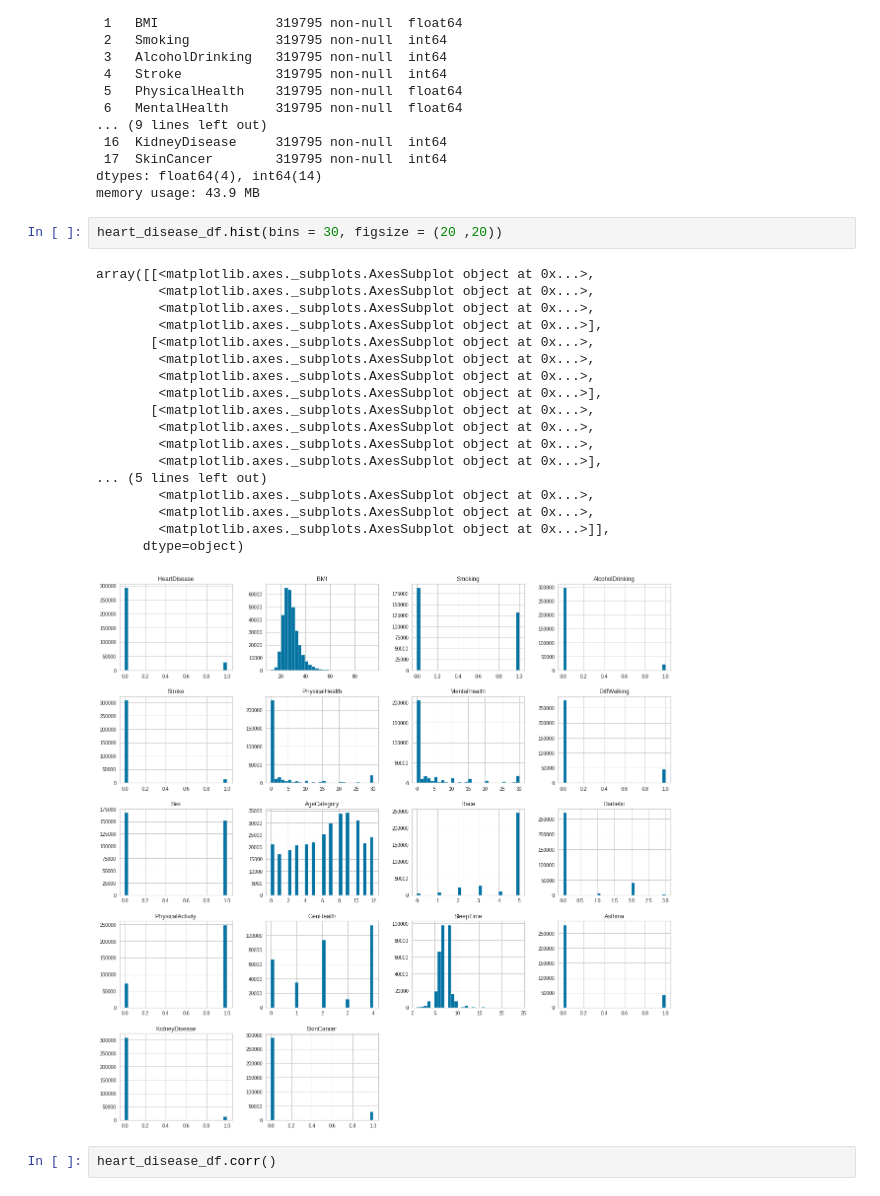
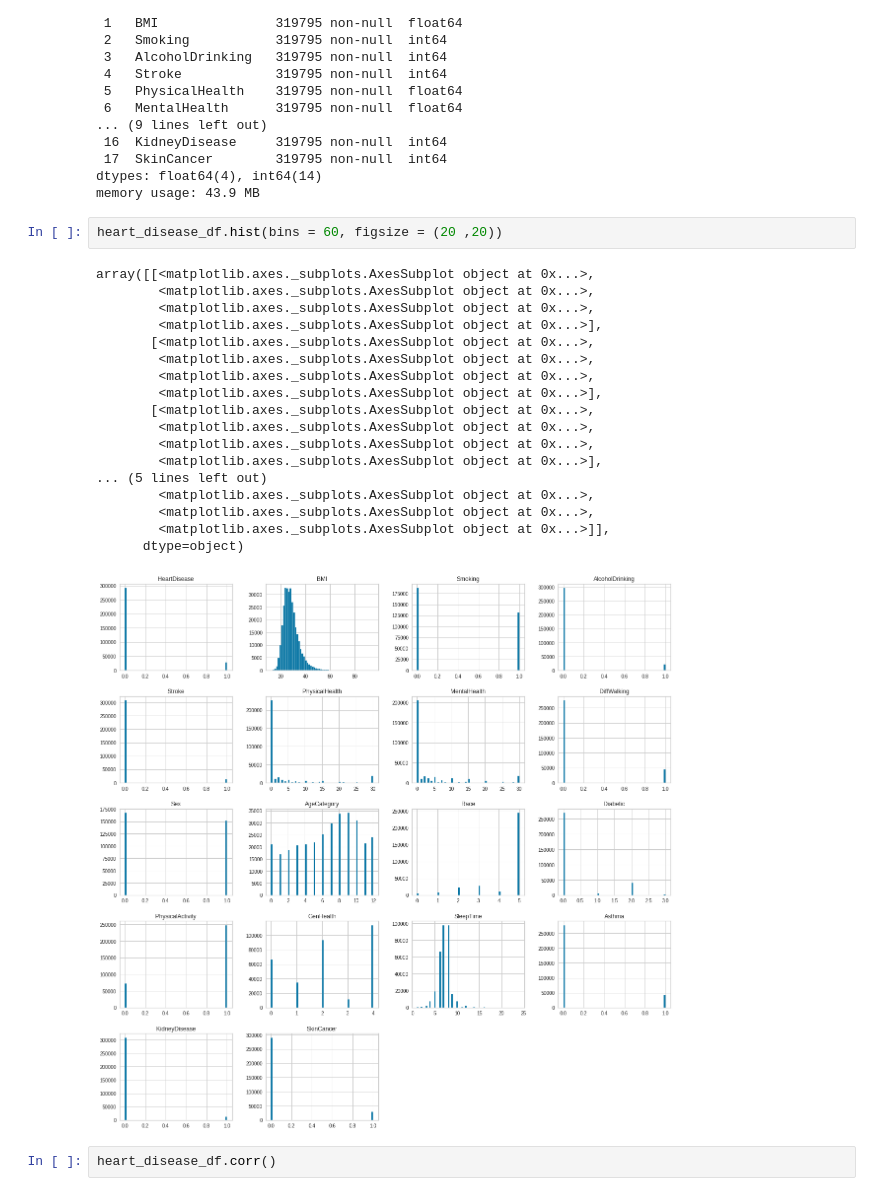
Before and after one commit to MaliheDahmardeh/project, a Jupyter notebook: Copy_of_Untitled0.ipynb, the cells around one changed output. Cells and saved outputs as stored; diff of their text form.

```diff
--- a/Copy_of_Untitled0.ipynb
+++ b/Copy_of_Untitled0.ipynb
@@ -273,26 +278,26 @@ Data columns (total 18 columns):
 dtypes: float64(4), int64(14)
 memory usage: 43.9 MB
 # %%
-heart_disease_df.hist(bins = 30, figsize = (20 ,20))
+heart_disease_df.hist(bins = 60, figsize = (20 ,20))
 # %% [output]
 array([[<matplotlib.axes._subplots.AxesSubplot object at 0x...>,
         <matplotlib.axes._subplots.AxesSubplot object at 0x...>,
         <matplotlib.axes._subplots.AxesSubplot object at 0x...>,
         <matplotlib.axes._subplots.AxesSubplot object at 0x...>],
        [<matplotlib.axes._subplots.AxesSubplot object at 0x...>,
         <matplotlib.axes._subplots.AxesSubplot object at 0x...>,
         <matplotlib.axes._subplots.AxesSubplot object at 0x...>,
         <matplotlib.axes._subplots.AxesSubplot object at 0x...>],
        [<matplotlib.axes._subplots.AxesSubplot object at 0x...>,
         <matplotlib.axes._subplots.AxesSubplot object at 0x...>,
         <matplotlib.axes._subplots.AxesSubplot object at 0x...>,
         <matplotlib.axes._subplots.AxesSubplot object at 0x...>],
 ... (5 lines left out)
         <matplotlib.axes._subplots.AxesSubplot object at 0x...>,
         <matplotlib.axes._subplots.AxesSubplot object at 0x...>,
         <matplotlib.axes._subplots.AxesSubplot object at 0x...>]],
       dtype=object)
-[figure, old version]
+[figure, new version]
 # %%
 heart_disease_df.corr()
 # %% [output]
```
Also changed, not shown: parts of 2 cells of this notebook.
